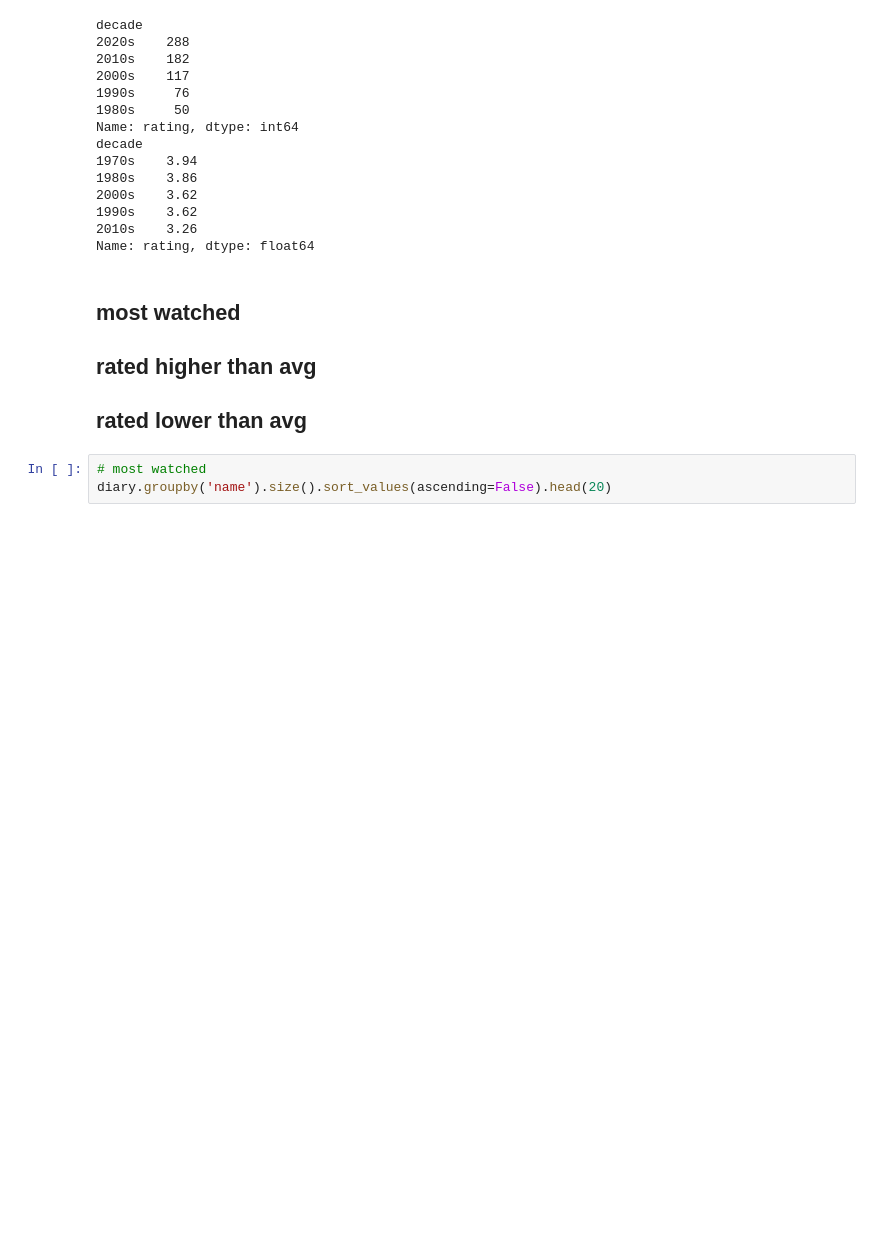
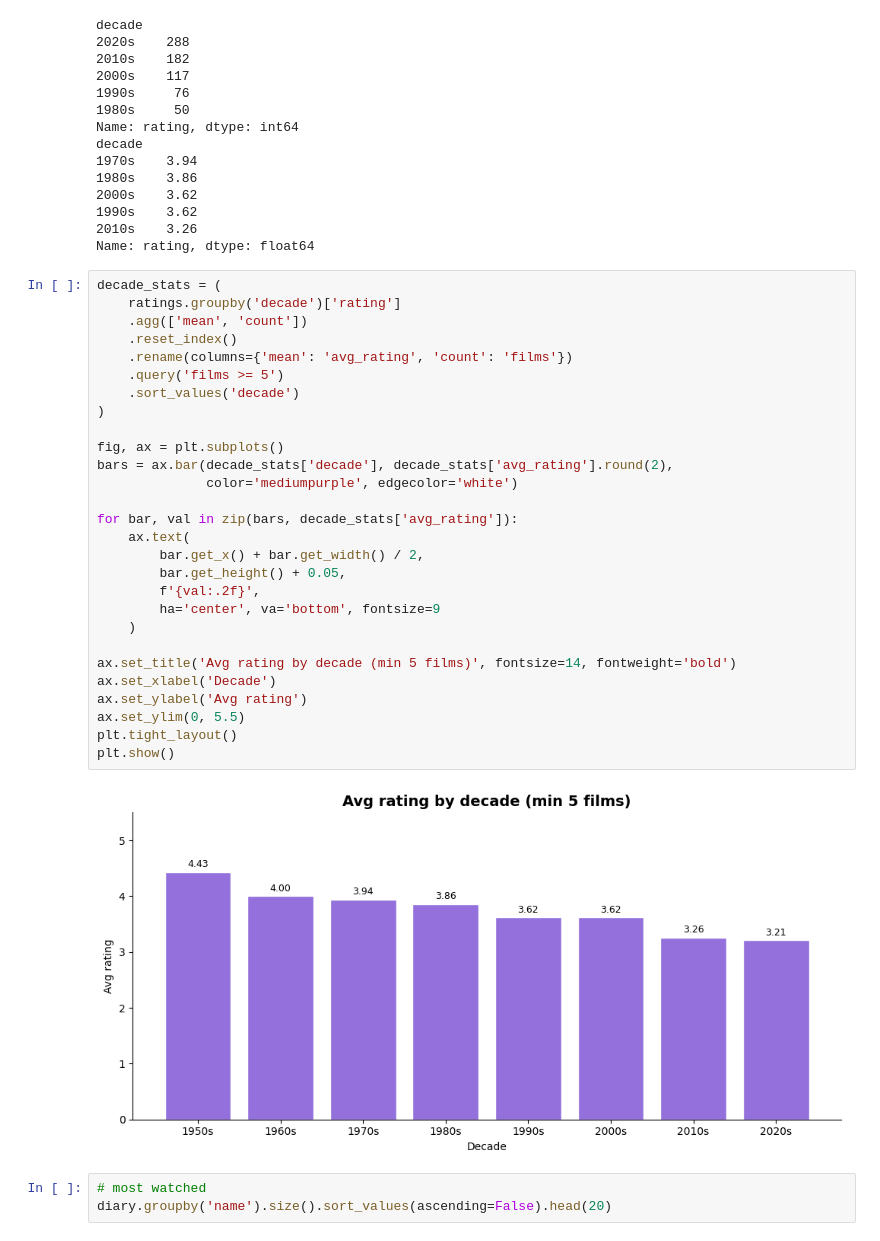
Before and after one commit to reidbaum/letterboxd-dashboard, a Jupyter notebook: visualizations.ipynb, the cells around one changed output. Drawn from its saved outputs; the diff is of its cells as text; blank space fills up the shorter version.

```diff
--- a/visualizations.ipynb
+++ b/visualizations.ipynb
@@ -185,10 +249,36 @@ decade
 1990s    3.62
 2010s    3.26
 Name: rating, dtype: float64
-# %% [markdown]
-## most watched
-## rated higher than avg
-## rated lower than avg
+# %%
+decade_stats = (
+    ratings.groupby('decade')['rating']
+    .agg(['mean', 'count'])
+    .reset_index()
+    .rename(columns={'mean': 'avg_rating', 'count': 'films'})
+    .query('films >= 5')
+    .sort_values('decade')
+)
+
+fig, ax = plt.subplots()
+bars = ax.bar(decade_stats['decade'], decade_stats['avg_rating'].round(2),
+              color='mediumpurple', edgecolor='white')
+
+for bar, val in zip(bars, decade_stats['avg_rating']):
+    ax.text(
+        bar.get_x() + bar.get_width() / 2,
+        bar.get_height() + 0.05,
+        f'{val:.2f}',
+        ha='center', va='bottom', fontsize=9
+    )
+
+ax.set_title('Avg rating by decade (min 5 films)', fontsize=14, fontweight='bold')
+ax.set_xlabel('Decade')
+ax.set_ylabel('Avg rating')
+ax.set_ylim(0, 5.5)
+plt.tight_layout()
+plt.show()
+# %% [output]
+[figure, added]
 # %%
 # most watched
 diary.groupby('name').size().sort_values(ascending=False).head(20)
```
Also changed, not shown: parts of 14 cells of this notebook, 3 other files.
